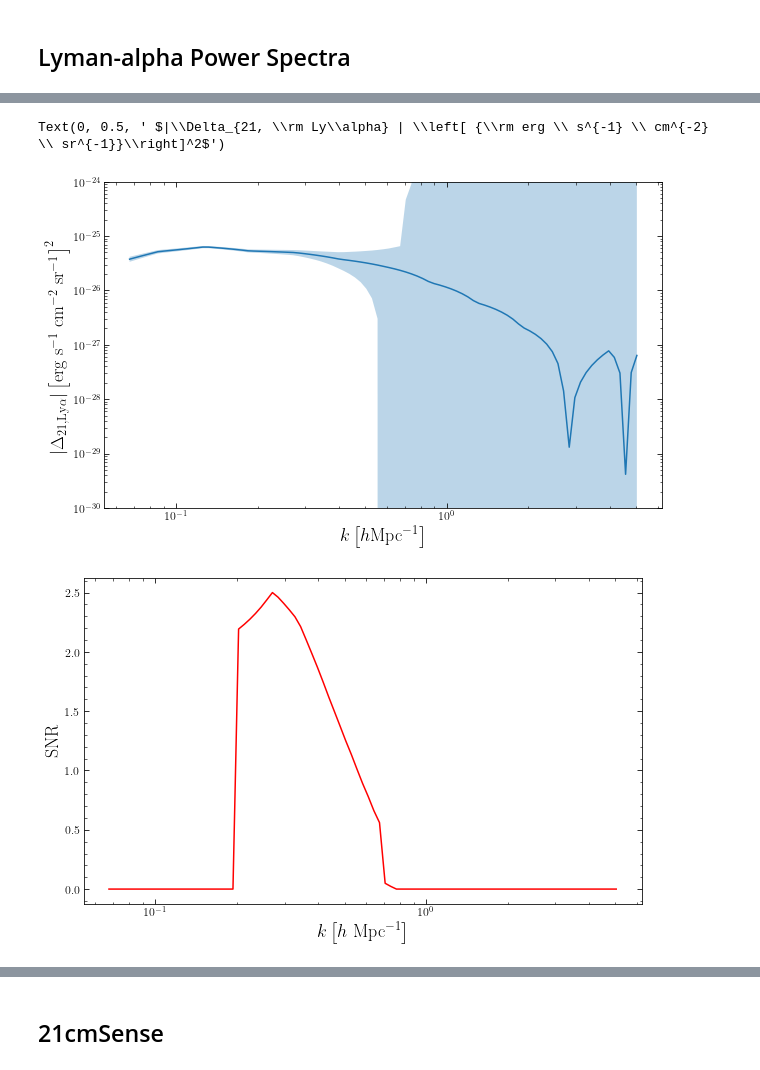
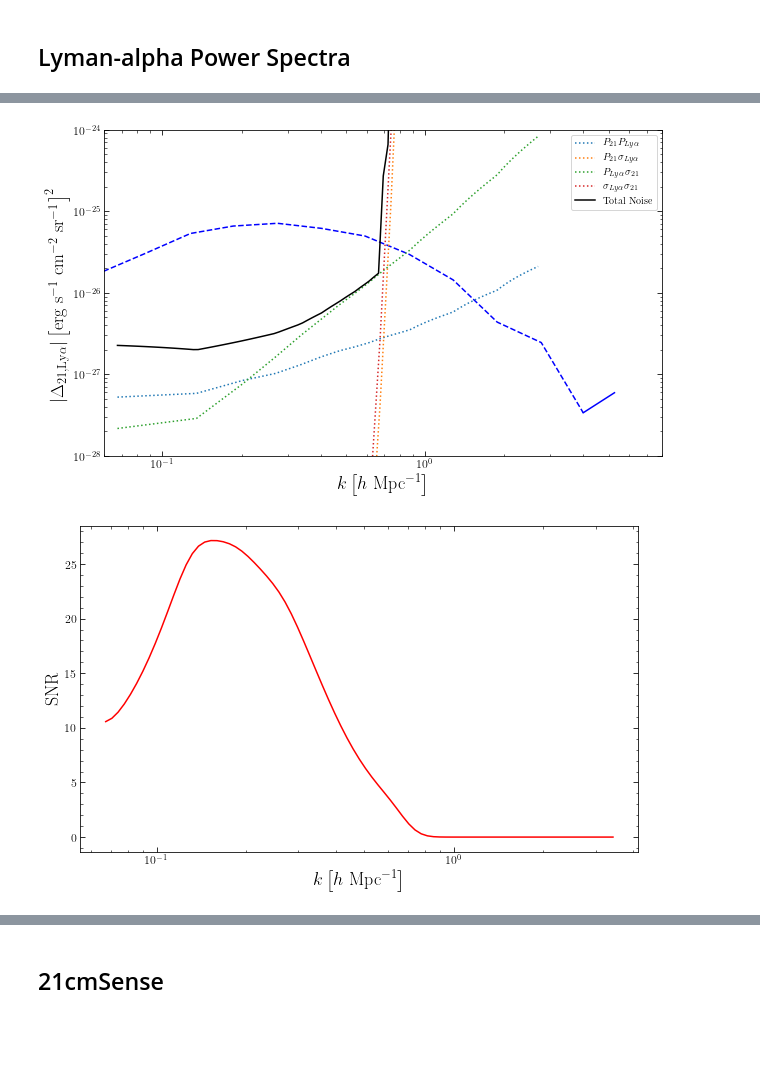
Before and after one commit to tacox5/Senior_Thesis, a Jupyter notebook: notebooks/Noise_Power_Spectrum.ipynb, the cells around one changed output, grey strips where cells are left out. Cells and saved outputs as stored; diff of their text form; code cells hidden in the pictures; blank space fills up the shorter version.

```diff
--- a/notebooks/Noise_Power_Spectrum.ipynb
+++ b/notebooks/Noise_Power_Spectrum.ipynb
@@ -209 +216,7 @@ final_sense = sample_mod.copy()
+# %%
+final_sense = copy.deepcopy(therm_21)
+cross_terms = [copy.deepcopy(therm_21),
+               copy.deepcopy(therm_21),
+               copy.deepcopy(therm_21),
+               copy.deepcopy(therm_21)]
 # %%
@@ -220,23 +251,40 @@ for i, k_perp in enumerate(sample_mod.keys()):
         final_sense[k_perp][j] = np.sqrt((x_var(k_perp, k_par) ** 2 + lya_n * radio_n) / 2.0) * u.mK ** 2 # Units: (ergs / cm^2 / sr / Hz)^2
 # %%
 x_noise = sensitivity._average_sense_to_1d(final_sense)
+cross_noise = [sensitivity._average_sense_to_1d(xs) for xs in cross_terms]
 # %%
-ks = np.logspace(np.log10(sensitivity.k1d.min().value), np.log10(sensitivity.k1d.max().value), 100)
+ks = np.logspace(np.log10(sensitivity.k1d.min().value), np.log10(sensitivity.k1d.max().value), 115)
 err_x = interp1d(sensitivity.k1d, x_noise, kind = 'linear')
-cross_noise = err_x(ks)
-cross_noise[np.isinf(cross_noise)] = 1e5
-cross_noise[np.isnan(cross_noise)] = 1e5
+noise = err_x(ks)
+noise[np.isinf(noise)] = 1e5
+noise[np.isnan(noise)] = 1e5
+# %%
+xterm_labels = [r'$P_{21} P_{Ly \alpha}$',
+                r'$P_{21} \sigma_{Ly \alpha}$',
+                r'$P_{Ly \alpha} \sigma_{21}$',
+                r'$\sigma_{Ly \alpha} \sigma_{21}$']
 # %%
 plt.figure(figsize = (10, 6))
-plt.plot(ks, np.abs(x_power_spec(ks)))
-plt.fill_between(ks, np.abs(x_power_spec(ks)) - cross_noise,
-                 np.abs(x_power_spec(ks)) + cross_noise, alpha = 0.3)
+#plt.plot(ks[90:], ps_, color = colors[1], label = 'Cross-Power Spectrum')
+#plt.plot(ks[:90], np.abs(x_power_spec(ks[:90])), color = colors[1], linestyle = '--')
+#plt.fill_between(ks, np.abs(x_power_spec(ks)) - noise,
+#                 np.abs(x_power_spec(ks)) + noise, alpha = 0.3)
+
+plt.plot(xk[12:], np.abs(xps[12:]), 'b')
+plt.plot(xk[:13], np.abs(xps[:13]), 'b--')
+
+for i, x_t in enumerate(cross_noise):
+    plt.plot(sensitivity.k1d, x_t, ':', label = xterm_labels[i])
+
+plt.plot(ks, noise, 'k-', label = 'Total Noise', linewidth = 1.5)
 plt.xscale('log')
 plt.yscale('log')
-plt.ylim([1e-30, 1e-24])
-plt.xlabel(r'$k \left[h {\rm Mpc}^{-1} \right]$', fontsize = 18)
+plt.xlim([0.06, 8])
+plt.ylim([1e-28, 1e-24])
+plt.legend()
+plt.xlabel(r'$k \left[h \ {\rm Mpc}^{-1} \right]$', fontsize = 18)
 plt.ylabel(r' $|\Delta_{21, \rm Ly\alpha} | \left[ {\rm erg \ s^{-1} \ cm^{-2} \ sr^{-1}}\right]^2$', fontsize = 18)
 #plt.savefig('xps_noise_opt_7.png')
+#plt.show()
 # %% [output]
-Text(0, 0.5, ' $|\\Delta_{21, \\rm Ly\\alpha} | \\left[ {\\rm erg \\ s^{-1} \\ cm^{-2} \\ sr^{-1}}\\right]^2$')
-[figure, old version]
+[figure, new version]
@@ -243,10 +293,10 @@ Text(0, 0.5, ' $|\\Delta_{21, \\rm Ly\\alpha} | \\left[ {\\rm erg \\ s^{-1} \\ c
 # %%
 plt.figure(figsize = (10, 6))
-plt.plot(ks, np.abs(x_power_spec(ks)) / cross_noise, color = 'red')
+plt.plot(ks, gaussian_filter1d(np.abs(x_power_spec(ks)) / noise, 2.), color = 'red')
 plt.xscale('log')
 plt.ylabel('SNR', fontsize = 18)
 plt.xlabel(r'$k \left[h \ {\rm Mpc}^{-1} \right]$', fontsize = 18)
 plt.show()
 #plt.savefig('xps_SNR_mod_7.png')
 # %% [output]
-[figure, old version]
+[figure, new version]
```
Also changed, not shown: parts of 15 cells of this notebook, 31 other files.
